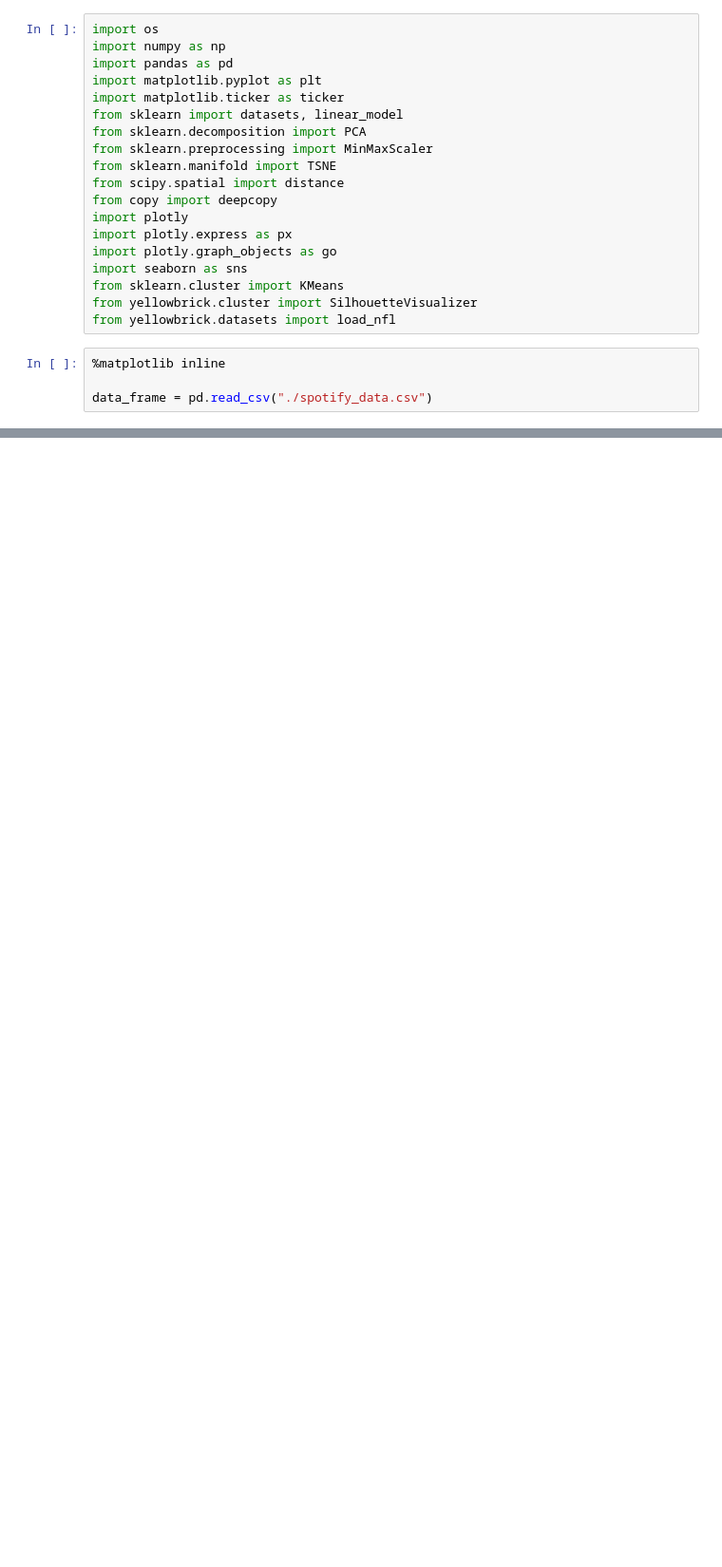
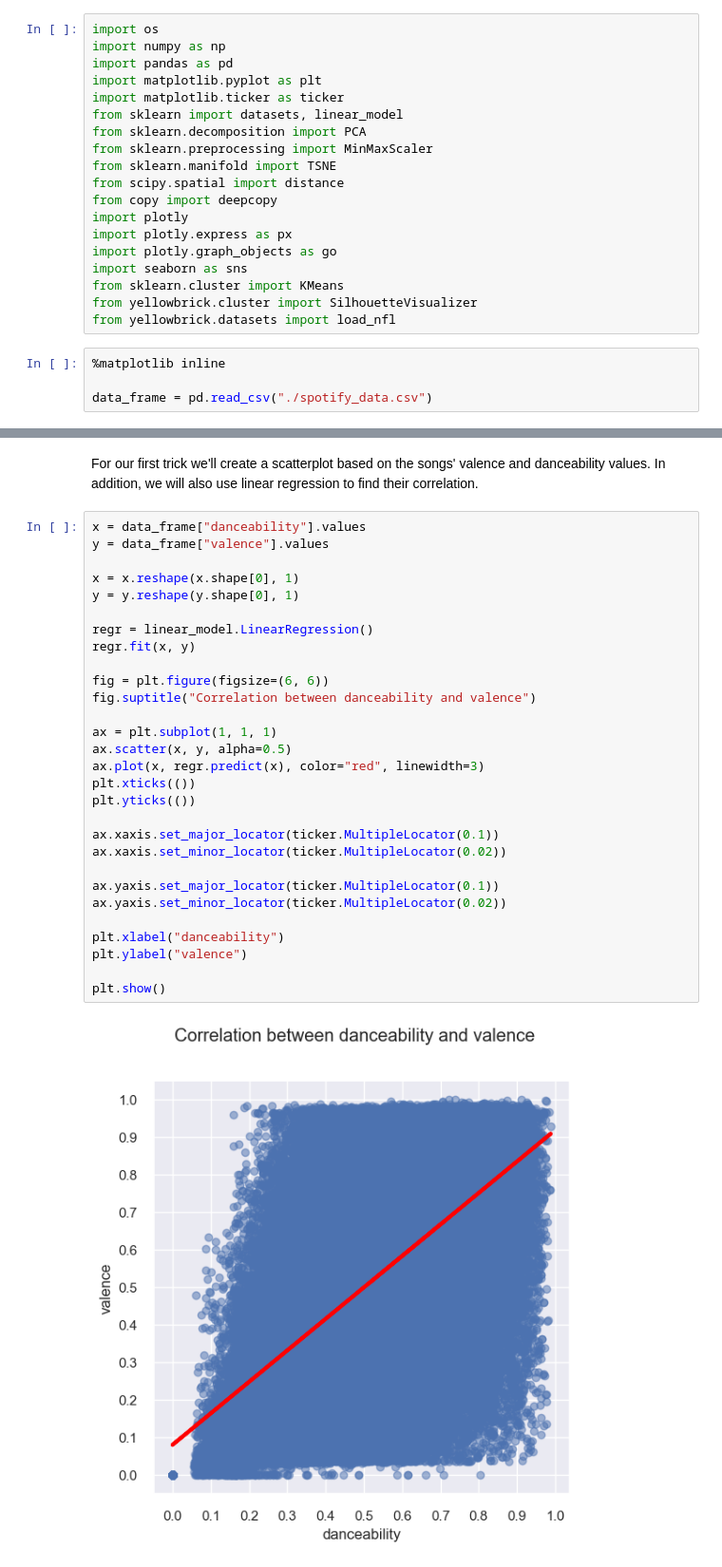
Before and after one commit to islem711/Spotify-Data-Analysis, a Jupyter notebook: Spotify-Data-Analysis.ipynb, the cells around one changed output, grey strips where cells are left out. Shown at 95% size. Cells and saved outputs as stored; diff of their text form; blank space fills up the shorter version.

```diff
--- a/Spotify-Data-Analysis.ipynb
+++ b/Spotify-Data-Analysis.ipynb
@@ -61,0 +76,33 @@ fig.show()
+# %% [markdown]
+For our first trick we'll create a scatterplot based on the songs' valence and danceability values. In addition, we will also use linear regression to find their correlation.
+# %%
+x = data_frame["danceability"].values
+y = data_frame["valence"].values
+
+x = x.reshape(x.shape[0], 1)
+y = y.reshape(y.shape[0], 1)
+
+regr = linear_model.LinearRegression()
+regr.fit(x, y)
+
+fig = plt.figure(figsize=(6, 6))
+fig.suptitle("Correlation between danceability and valence")
+
+ax = plt.subplot(1, 1, 1)
+ax.scatter(x, y, alpha=0.5)
+ax.plot(x, regr.predict(x), color="red", linewidth=3)
+plt.xticks(())
+plt.yticks(())
+
+ax.xaxis.set_major_locator(ticker.MultipleLocator(0.1))
+ax.xaxis.set_minor_locator(ticker.MultipleLocator(0.02))
+
+ax.yaxis.set_major_locator(ticker.MultipleLocator(0.1))
+ax.yaxis.set_minor_locator(ticker.MultipleLocator(0.02))
+
+plt.xlabel("danceability")
+plt.ylabel("valence")
+
+plt.show()
+# %% [output]
+[figure, added]
```
Also changed, not shown: parts of 3 cells of this notebook.
